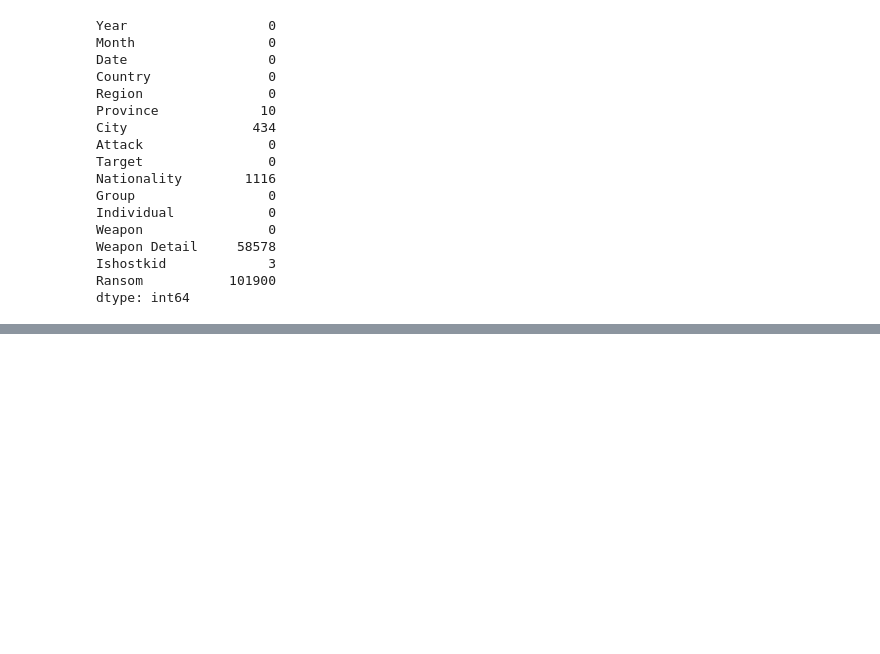
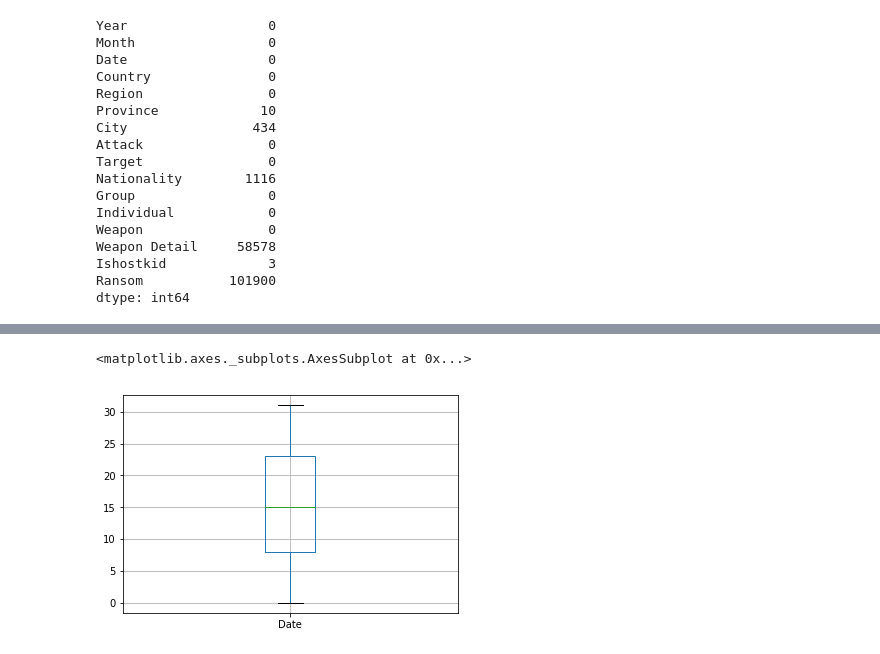
Before and after one commit to Gary-1606/Trial-BDAS, a Jupyter notebook: GlobalTerrorism.ipynb, the cells around one changed output, grey strips where cells are left out. Saved outputs shown, nothing was run; the diff lists cells and outputs as text; code cells hidden in the pictures; blank space fills up the shorter version.

```diff
--- a/GlobalTerrorism.ipynb
+++ b/GlobalTerrorism.ipynb
@@ -552,0 +641,5 @@ dtype: int64
+# %%
+terrorismdf_pd.boxplot(column = 'Date')
+# %% [output]
+<matplotlib.axes._subplots.AxesSubplot at 0x...>
+[figure, added]
```
Also changed, not shown: parts of 20 cells of this notebook, 1 other file.
